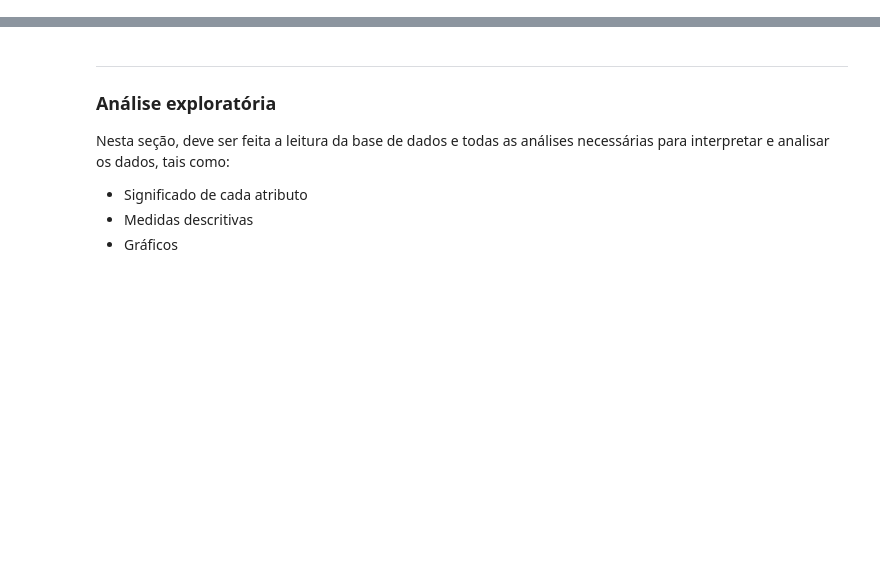
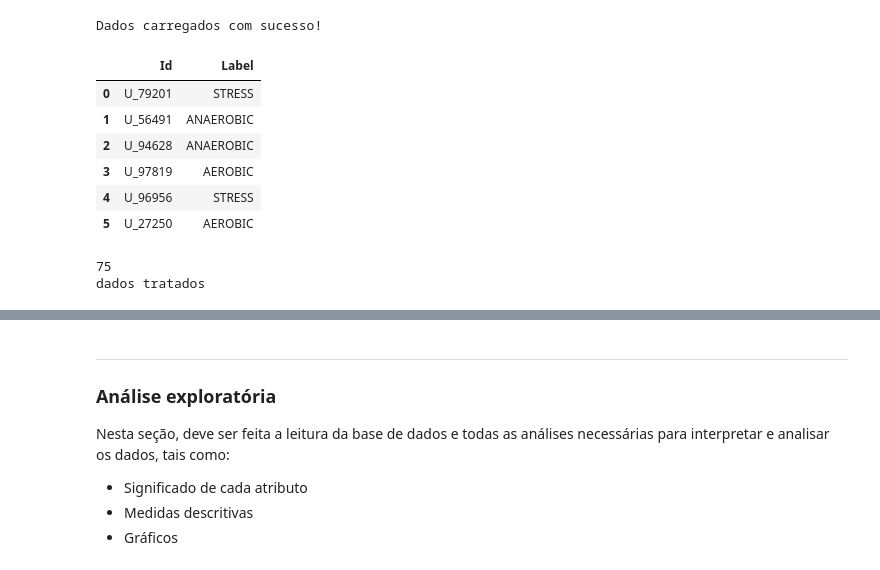
Before and after one commit to wallksss/SDUWPS, a Jupyter notebook: main.ipynb, the cells around one changed output, grey strips where cells are left out. Saved outputs shown, nothing was run; the diff lists cells and outputs as text; code cells hidden in the pictures; blank space fills up the shorter version.

```diff
--- a/main.ipynb
+++ b/main.ipynb
@@ -11,3 +11,27 @@
 **Nome**:
 
 **RA**:
+# %%
+FILES_DIRECTORY = "dataset"
+
+import numpy as np
+import pandas as pd
+import os
+import matplotlib.pyplot as plt
+
+df_dataset = pd.read_csv( os.path.join(FILES_DIRECTORY, 'train.csv'), sep=',', index_col=None)
+
+print('Dados carregados com sucesso!')
+# %% [output]
+Dados carregados com sucesso!
+# %%
+dataset = df_dataset.values
+display(df_dataset.head(n=6))
+# %% [output]
+|  | Id | Label |
+| 0 | U_79201 | STRESS |
+| 1 | U_56491 | ANAEROBIC |
+| 2 | U_94628 | ANAEROBIC |
+| 3 | U_97819 | AEROBIC |
+| 4 | U_96956 | STRESS |
+| 5 | U_27250 | AEROBIC |
@@ -13,0 +49,29 @@
+# %%
+samples = dataset[:, 0]
+print(samples.shape[0])
+
+for i in range(samples.shape[0]):
+    sample_directory = "dataset/wearables"+"/"+str(samples[i])
+
+    acc = safe_read_csv(sample_directory, 'ACC.csv')
+    bvp = safe_read_csv(sample_directory, 'BVP.csv')
+    eda = safe_read_csv(sample_directory, 'EDA.csv')
+    hr = safe_read_csv(sample_directory, 'HR.csv')
+    ibi = safe_read_csv(sample_directory, 'IBI.csv')
+    temp = safe_read_csv(sample_directory, 'TEMP.csv')
+    tags = safe_read_csv(sample_directory, 'tags.csv')
+    tags = pd.DataFrame()
+
+    ACC = acc.values
+    BVP = bvp.values
+    EDA = eda.values
+    HR = hr.values
+    IBI = ibi.values
+    TEMP = temp.values
+    TAGS = tags.values
+
+    treat_sample()
+print("dados tratados")
+# %% [output]
+75
+dados tratados
```
Also changed, not shown: parts of 3 cells of this notebook, 1 other file.
